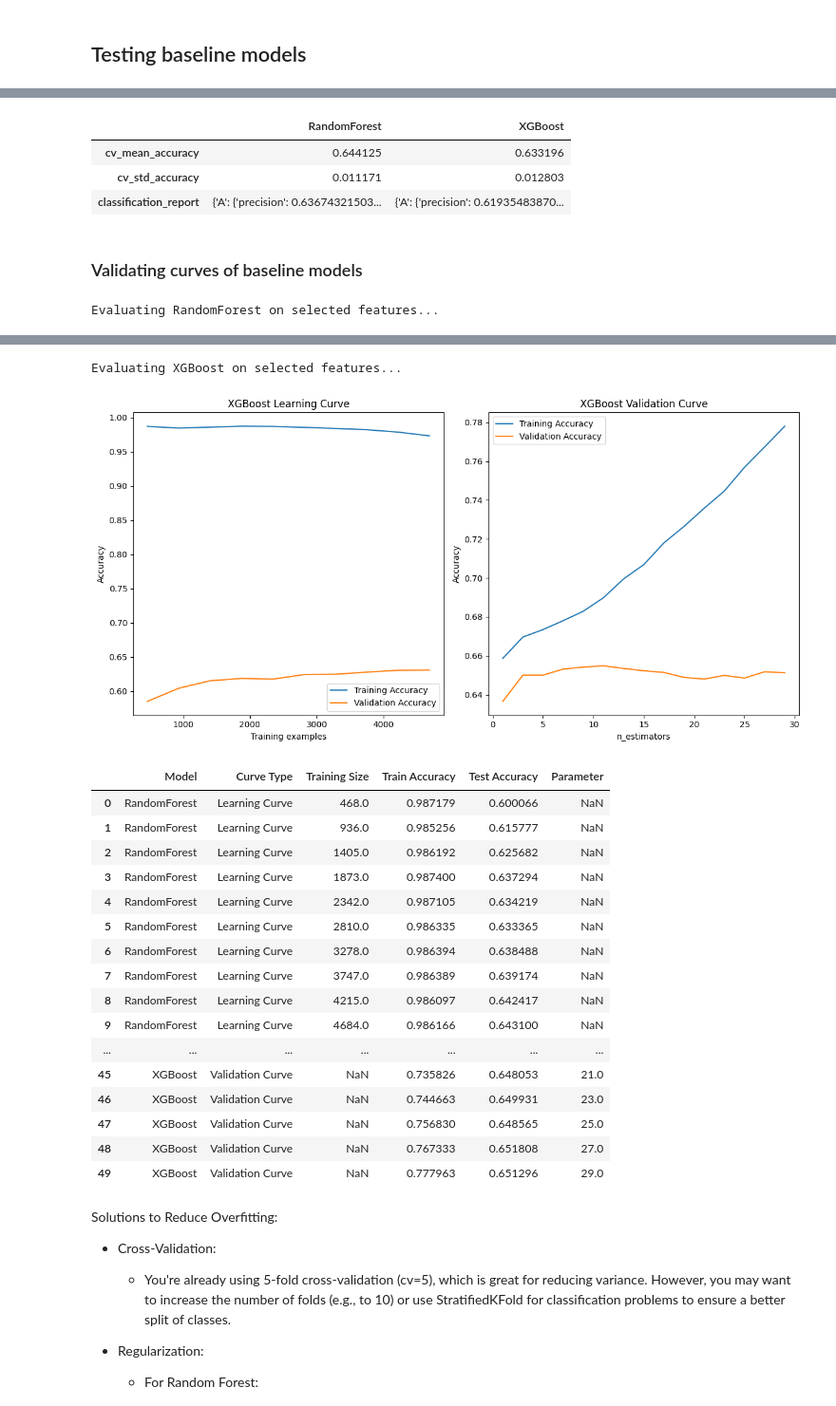
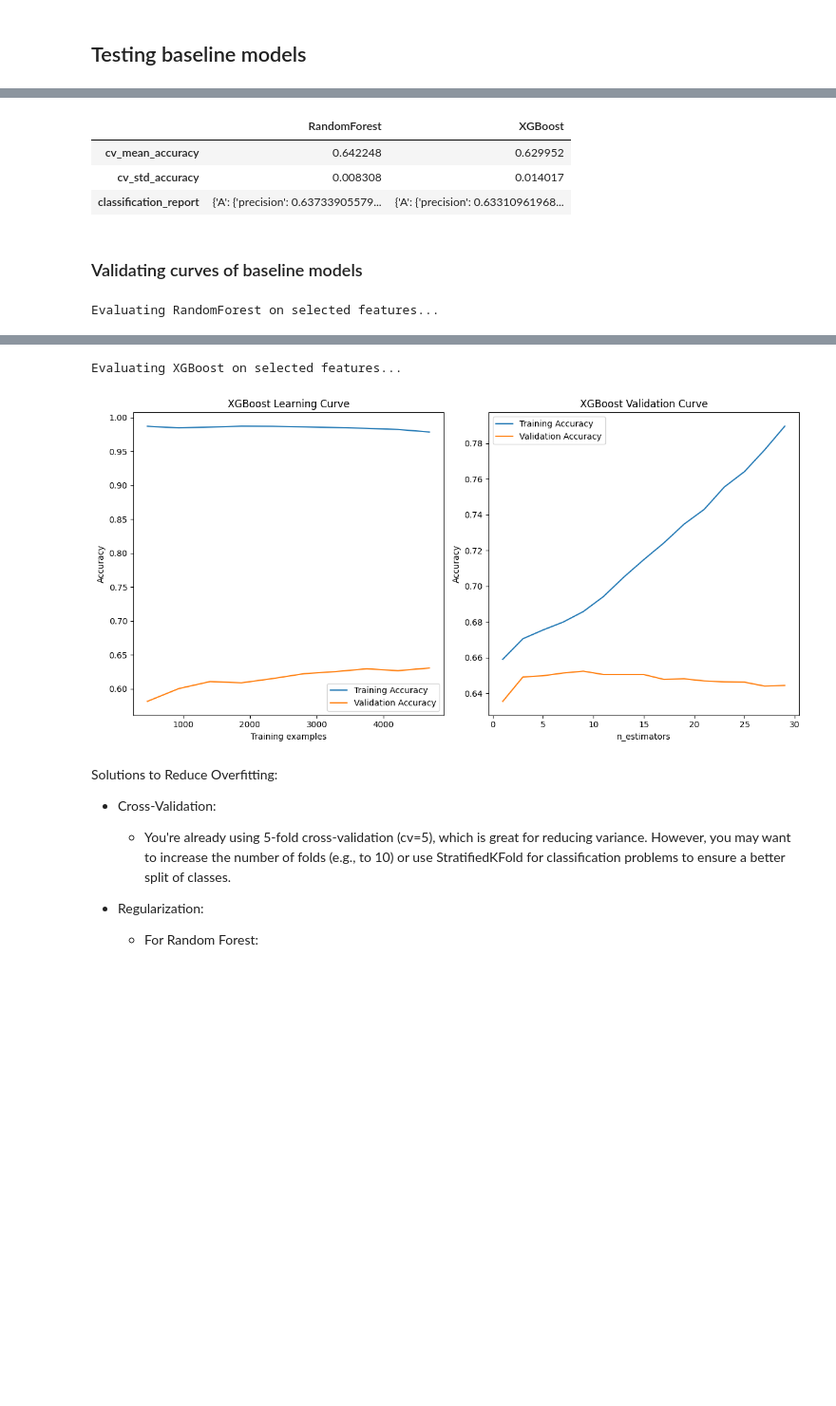
Before and after one commit to RuiFSP/Premier-League-Football, a Jupyter notebook: notebooks/04-train_model.ipynb, the cells around one changed output, grey strips where cells are left out. Shown at 95% size. Drawn from its saved outputs; the diff is of its cells as text; code cells hidden in the pictures; blank space fills up the shorter version.

Commit message:
model is build

```diff
--- a/notebooks/04-train_model.ipynb
+++ b/notebooks/04-train_model.ipynb
@@ -102,7 +98,7 @@ X_train.shape, X_test.shape, y_train.shape, y_test.shape
 # Set up RFECV with RandomForest as the feature selector
 rfecv = RFECV(estimator=RandomForestClassifier(random_state=42, class_weight='balanced'),
               step=1,
-              cv=5,
+              cv=StratifiedKFold(n_splits=5, shuffle=True, random_state=42),
               scoring='accuracy',
               n_jobs=-1)
 
@@ -271,9 +267,9 @@ scores = pd.DataFrame(all_metrics)
 scores
 # %% [output]
 |  | RandomForest | XGBoost |
-| cv_mean_accuracy | 0.644125 | 0.633196 |
-| cv_std_accuracy | 0.011171 | 0.012803 |
-| classification_report | {'A': {'precision': 0.63674321503... | {'A': {'precision': 0.61935483870... |
+| cv_mean_accuracy | 0.642248 | 0.629952 |
+| cv_std_accuracy | 0.008308 | 0.014017 |
+| classification_report | {'A': {'precision': 0.63733905579... | {'A': {'precision': 0.63310961968... |
 # %% [markdown]
 ### Validating curves of baseline models
 # %%
@@ -376,6 +370,6 @@ def plot_learning_curves_and_return_results(models, X_train_selected, y_train_en
     df_results = pd.DataFrame(results)
     return df_results
 # %%
-plot_learning_curves_and_return_results(models, X_train_selected, y_train_encoded)
+df_results = plot_learning_curves_and_return_results(models, X_train_selected, y_train_encoded)
 # %% [output]
 Evaluating RandomForest on selected features...
@@ -383,22 +377,5 @@ Evaluating RandomForest on selected features...
 Evaluating XGBoost on selected features...
-[figure, old version]
+[figure, new version]
-|  | Model | Curve Type | Training Size | Train Accuracy | Test Accuracy | Parameter |
-| 0 | RandomForest | Learning Curve | 468.0 | 0.987179 | 0.600066 | NaN |
-| 1 | RandomForest | Learning Curve | 936.0 | 0.985256 | 0.615777 | NaN |
-| 2 | RandomForest | Learning Curve | 1405.0 | 0.986192 | 0.625682 | NaN |
-| 3 | RandomForest | Learning Curve | 1873.0 | 0.987400 | 0.637294 | NaN |
-| 4 | RandomForest | Learning Curve | 2342.0 | 0.987105 | 0.634219 | NaN |
-| 5 | RandomForest | Learning Curve | 2810.0 | 0.986335 | 0.633365 | NaN |
-| 6 | RandomForest | Learning Curve | 3278.0 | 0.986394 | 0.638488 | NaN |
-| 7 | RandomForest | Learning Curve | 3747.0 | 0.986389 | 0.639174 | NaN |
-| 8 | RandomForest | Learning Curve | 4215.0 | 0.986097 | 0.642417 | NaN |
-| 9 | RandomForest | Learning Curve | 4684.0 | 0.986166 | 0.643100 | NaN |
-| ... | ... | ... | ... | ... | ... | ... |
-| 45 | XGBoost | Validation Curve | NaN | 0.735826 | 0.648053 | 21.0 |
-| 46 | XGBoost | Validation Curve | NaN | 0.744663 | 0.649931 | 23.0 |
-| 47 | XGBoost | Validation Curve | NaN | 0.756830 | 0.648565 | 25.0 |
-| 48 | XGBoost | Validation Curve | NaN | 0.767333 | 0.651808 | 27.0 |
-| 49 | XGBoost | Validation Curve | NaN | 0.777963 | 0.651296 | 29.0 |
 # %% [markdown]
 Solutions to Reduce Overfitting:
 - Cross-Validation:
```
Also changed, not shown: parts of 19 cells of this notebook, 10 other files.
